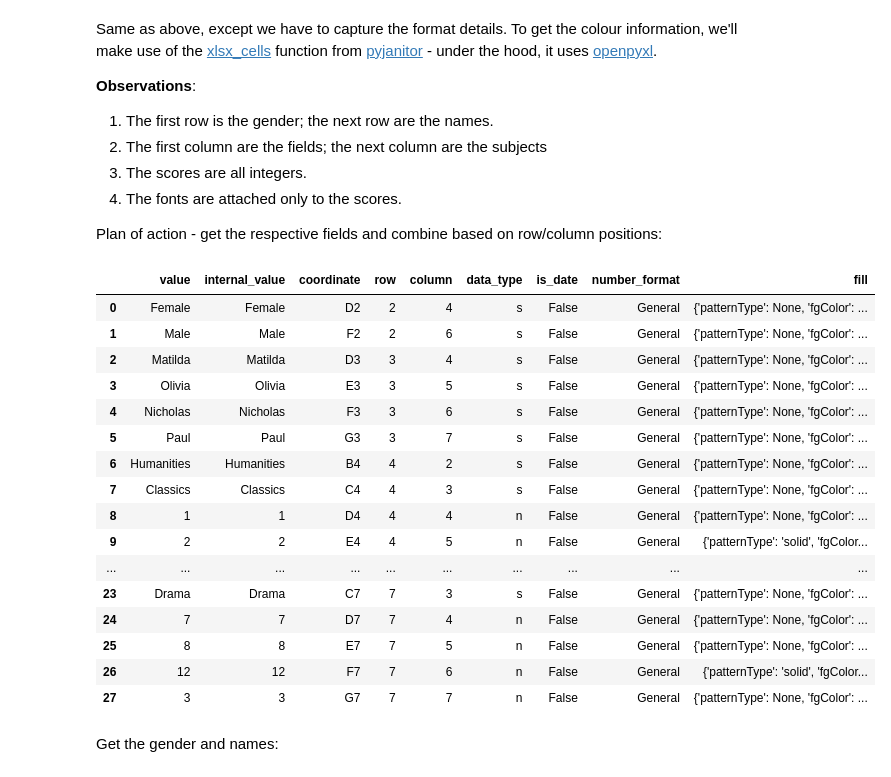
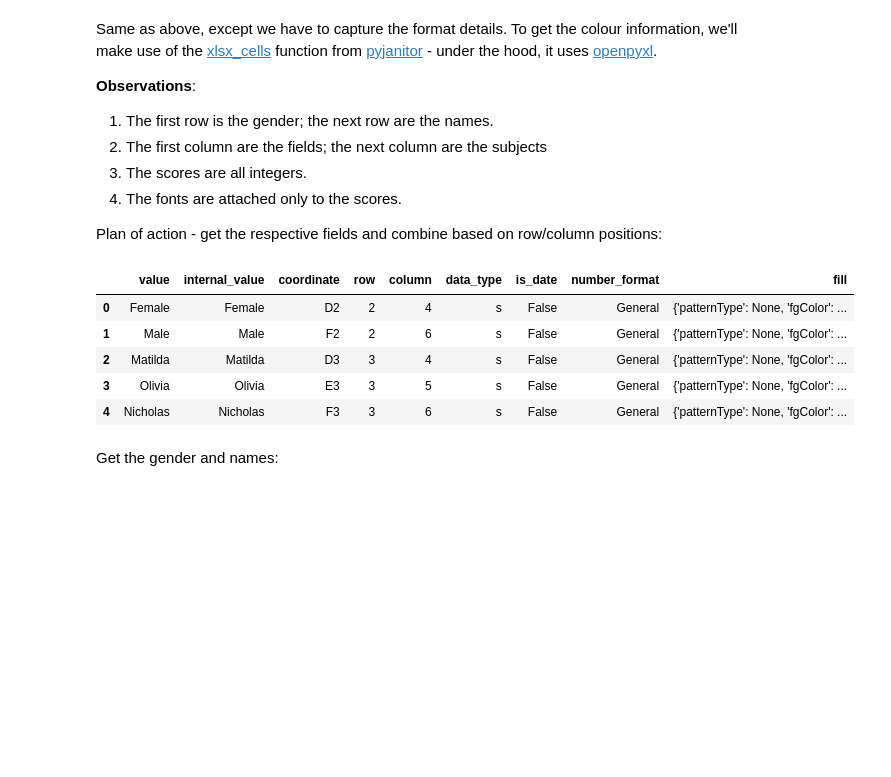
Before and after one commit to samukweku/data-wrangling-blog, a Jupyter notebook: _sources/notebooks/Pivot-Tables---Simple-Unpivoting.ipynb, the cells around one changed output. Cells and saved outputs as stored; diff of their text form; code cells hidden in the pictures; blank space fills up the shorter version.

```diff
--- a/_sources/notebooks/Pivot-Tables---Simple-Unpivoting.ipynb
+++ b/_sources/notebooks/Pivot-Tables---Simple-Unpivoting.ipynb
@@ -96,26 +96,15 @@ Plan of action - get the respective fields and combine based on row/column posit
 # %%
 frame = jn.xlsx_cells(
     excel_file, sheetnames="pivot-annotations", include_blank_cells=False, fill=True
 ).astype({"row": np.int8, "column": np.int8})
-frame
+frame.head()
 # %% [output]
 |  | value | internal_value | coordinate | row | column | data_type | is_date | number_format | fill |
 | 0 | Female | Female | D2 | 2 | 4 | s | False | General | {'patternType': None, 'fgColor': ... |
 | 1 | Male | Male | F2 | 2 | 6 | s | False | General | {'patternType': None, 'fgColor': ... |
 | 2 | Matilda | Matilda | D3 | 3 | 4 | s | False | General | {'patternType': None, 'fgColor': ... |
 | 3 | Olivia | Olivia | E3 | 3 | 5 | s | False | General | {'patternType': None, 'fgColor': ... |
 | 4 | Nicholas | Nicholas | F3 | 3 | 6 | s | False | General | {'patternType': None, 'fgColor': ... |
-| 5 | Paul | Paul | G3 | 3 | 7 | s | False | General | {'patternType': None, 'fgColor': ... |
-| 6 | Humanities | Humanities | B4 | 4 | 2 | s | False | General | {'patternType': None, 'fgColor': ... |
-| 7 | Classics | Classics | C4 | 4 | 3 | s | False | General | {'patternType': None, 'fgColor': ... |
-| 8 | 1 | 1 | D4 | 4 | 4 | n | False | General | {'patternType': None, 'fgColor': ... |
-| 9 | 2 | 2 | E4 | 4 | 5 | n | False | General | {'patternType': 'solid', 'fgColor... |
-| ... | ... | ... | ... | ... | ... | ... | ... | ... | ... |
-| 23 | Drama | Drama | C7 | 7 | 3 | s | False | General | {'patternType': None, 'fgColor': ... |
-| 24 | 7 | 7 | D7 | 7 | 4 | n | False | General | {'patternType': None, 'fgColor': ... |
-| 25 | 8 | 8 | E7 | 7 | 5 | n | False | General | {'patternType': None, 'fgColor': ... |
-| 26 | 12 | 12 | F7 | 7 | 6 | n | False | General | {'patternType': 'solid', 'fgColor... |
-| 27 | 3 | 3 | G7 | 7 | 7 | n | False | General | {'patternType': None, 'fgColor': ... |
 # %% [markdown]
 Get the gender and names:
 # %%
```
Also changed, not shown: parts of 2 cells of this notebook, 7 other files.
